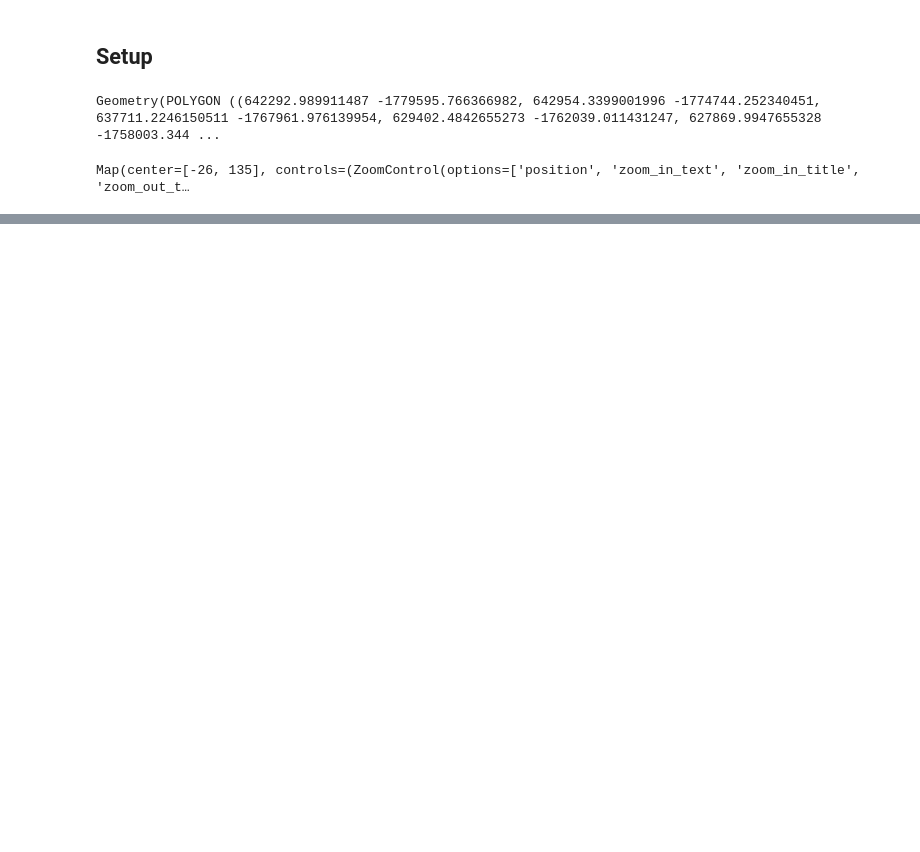
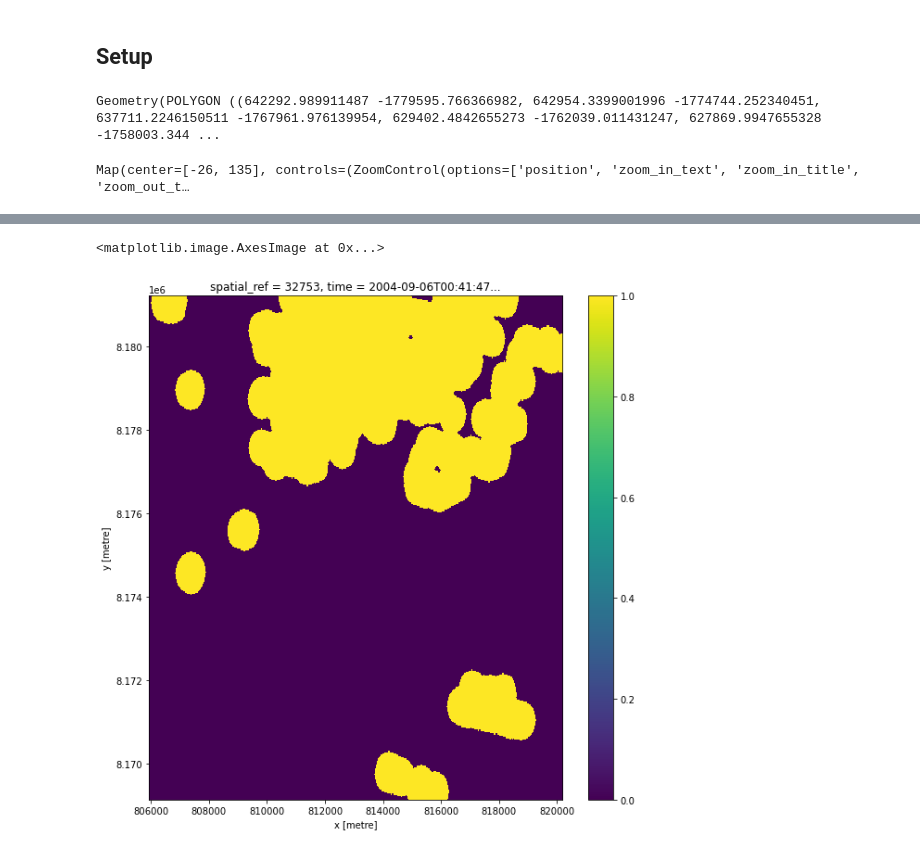
Before and after one commit to GeoscienceAustralia/dea-intertidal, a Jupyter notebook: notebooks/Pixel_based_dem.ipynb, the cells around one changed output, grey strips where cells are left out. Cells and saved outputs as stored; diff of their text form; code cells hidden in the pictures; blank space fills up the shorter version.

```diff
--- a/notebooks/Pixel_based_dem.ipynb
+++ b/notebooks/Pixel_based_dem.ipynb
@@ -162,0 +158,8 @@ s2_masked = s2_ds.ndwi.where(s2_ds.cloud_mask==1).compute()
+# %%
+mask_cleanup(
+    mask=cloud_shadow,
+    mask_filters=[("closing", 6), ("opening", 10), ("dilation", 5)],
+).plot.imshow(figsize=(10, 10))
+# %% [output]
+<matplotlib.image.AxesImage at 0x...>
+[figure, added]
```
Also changed, not shown: parts of 52 cells of this notebook.
